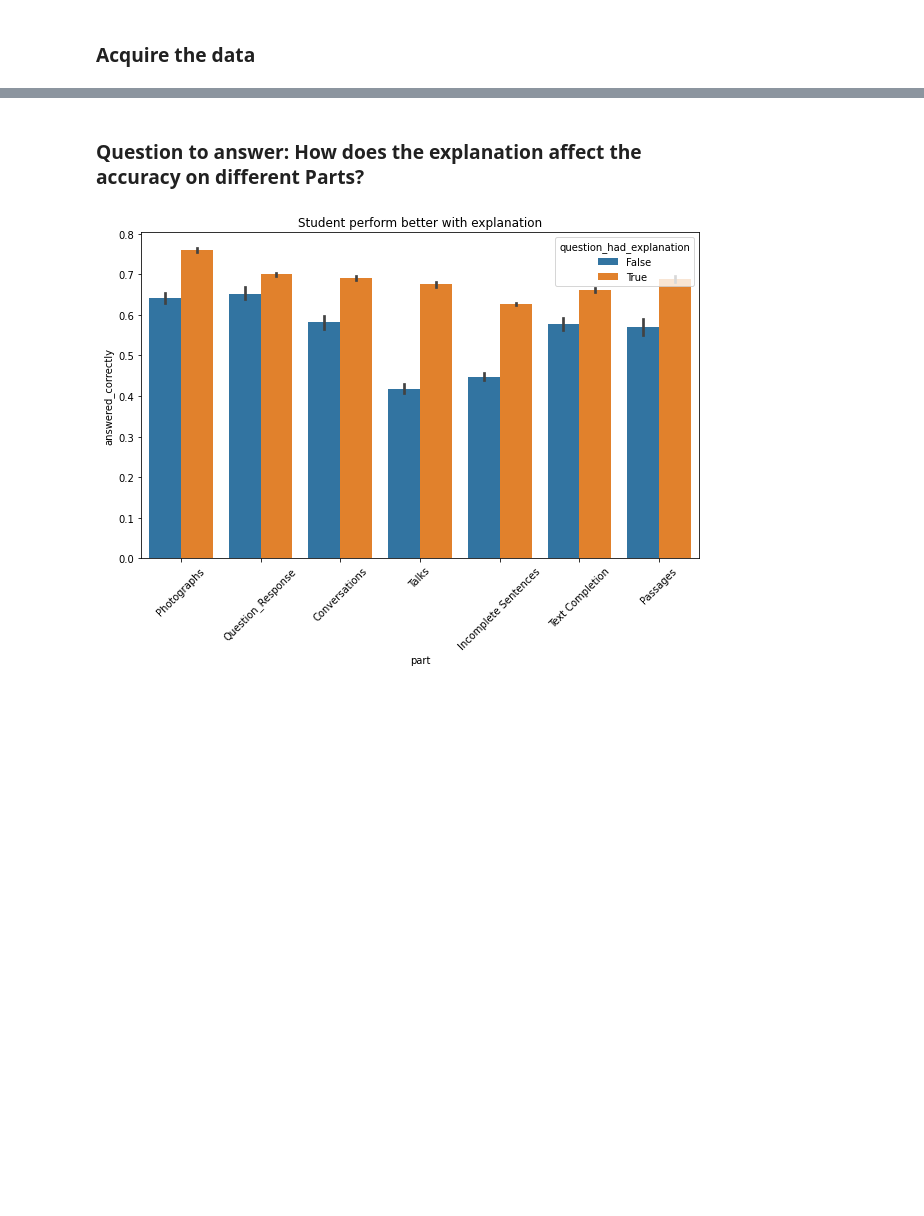
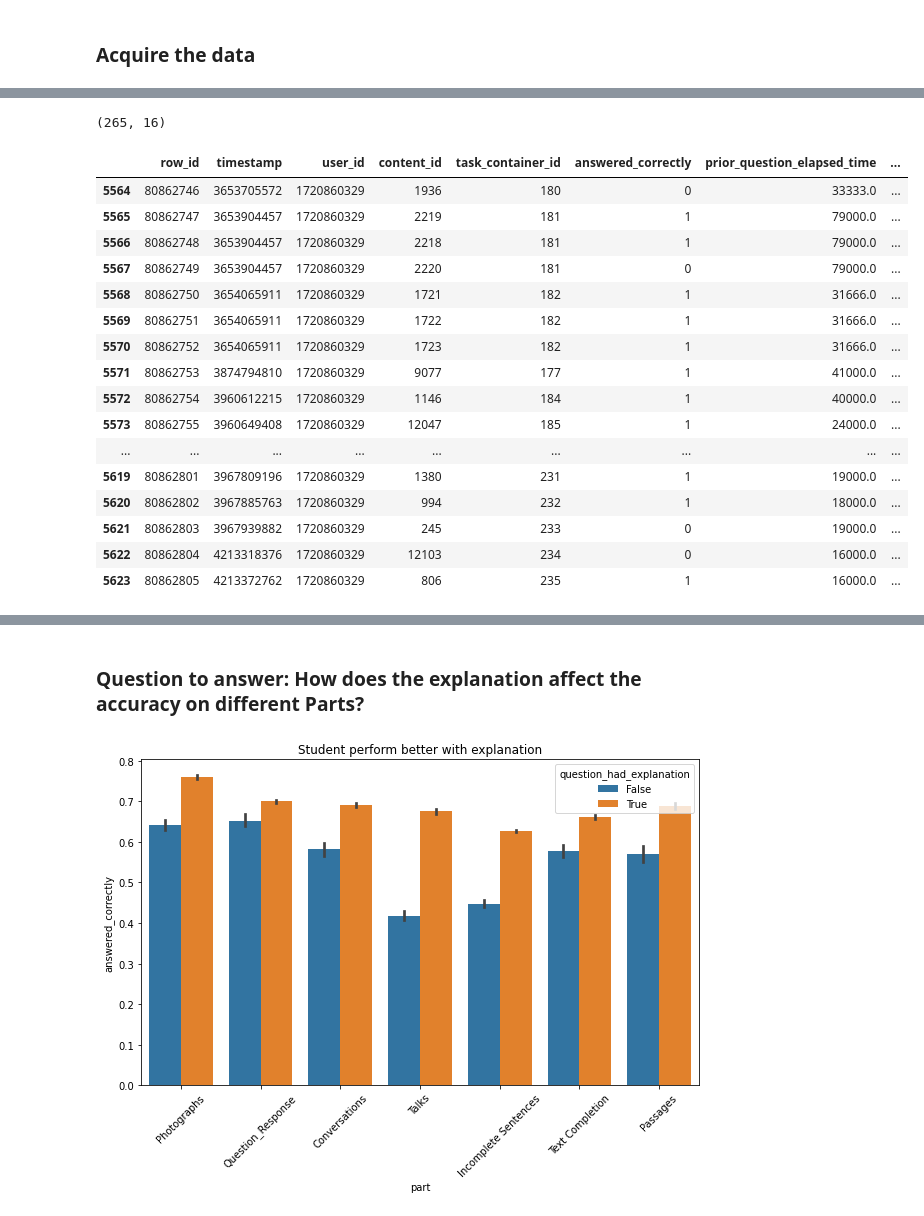
Before and after one commit to Yongliang-Shi/riiid_answer_correctness_prediction, a Jupyter notebook: explore.ipynb, the cells around one changed output, grey strips where cells are left out. Cells and saved outputs as stored; diff of their text form; code cells hidden in the pictures; blank space fills up the shorter version.

```diff
--- a/explore.ipynb
+++ b/explore.ipynb
@@ -105,0 +135,25 @@ plt.show()
+# %%
+mask = df.user_id == 1720860329
+df[mask].shape
+# %% [output]
+(265, 16)
+# %%
+df[mask].tail(60)
+# %% [output]
+|  | row_id | timestamp | user_id | content_id | task_container_id | answered_correctly | prior_question_elapsed_time | ... |
+| 5564 | 80862746 | 3653705572 | 1720860329 | 1936 | 180 | 0 | 33333.0 | ... |
+| 5565 | 80862747 | 3653904457 | 1720860329 | 2219 | 181 | 1 | 79000.0 | ... |
+| 5566 | 80862748 | 3653904457 | 1720860329 | 2218 | 181 | 1 | 79000.0 | ... |
+| 5567 | 80862749 | 3653904457 | 1720860329 | 2220 | 181 | 0 | 79000.0 | ... |
+| 5568 | 80862750 | 3654065911 | 1720860329 | 1721 | 182 | 1 | 31666.0 | ... |
+| 5569 | 80862751 | 3654065911 | 1720860329 | 1722 | 182 | 1 | 31666.0 | ... |
+| 5570 | 80862752 | 3654065911 | 1720860329 | 1723 | 182 | 1 | 31666.0 | ... |
+| 5571 | 80862753 | 3874794810 | 1720860329 | 9077 | 177 | 1 | 41000.0 | ... |
+| 5572 | 80862754 | 3960612215 | 1720860329 | 1146 | 184 | 1 | 40000.0 | ... |
+| 5573 | 80862755 | 3960649408 | 1720860329 | 12047 | 185 | 1 | 24000.0 | ... |
+| ... | ... | ... | ... | ... | ... | ... | ... | ... |
+| 5619 | 80862801 | 3967809196 | 1720860329 | 1380 | 231 | 1 | 19000.0 | ... |
+| 5620 | 80862802 | 3967885763 | 1720860329 | 994 | 232 | 1 | 18000.0 | ... |
+| 5621 | 80862803 | 3967939882 | 1720860329 | 245 | 233 | 0 | 19000.0 | ... |
+| 5622 | 80862804 | 4213318376 | 1720860329 | 12103 | 234 | 0 | 16000.0 | ... |
+| 5623 | 80862805 | 4213372762 | 1720860329 | 806 | 235 | 1 | 16000.0 | ... |
```
Also changed, not shown: parts of 20 cells of this notebook.
